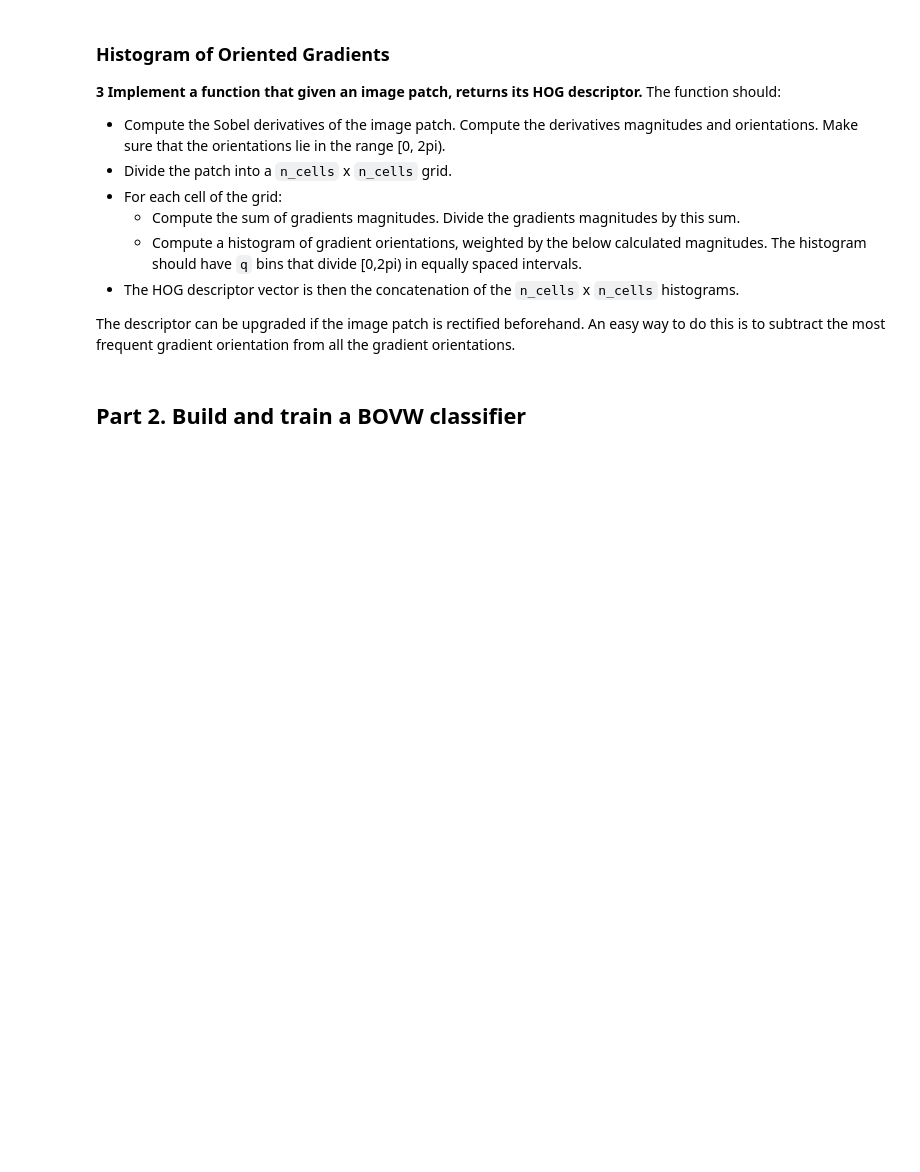
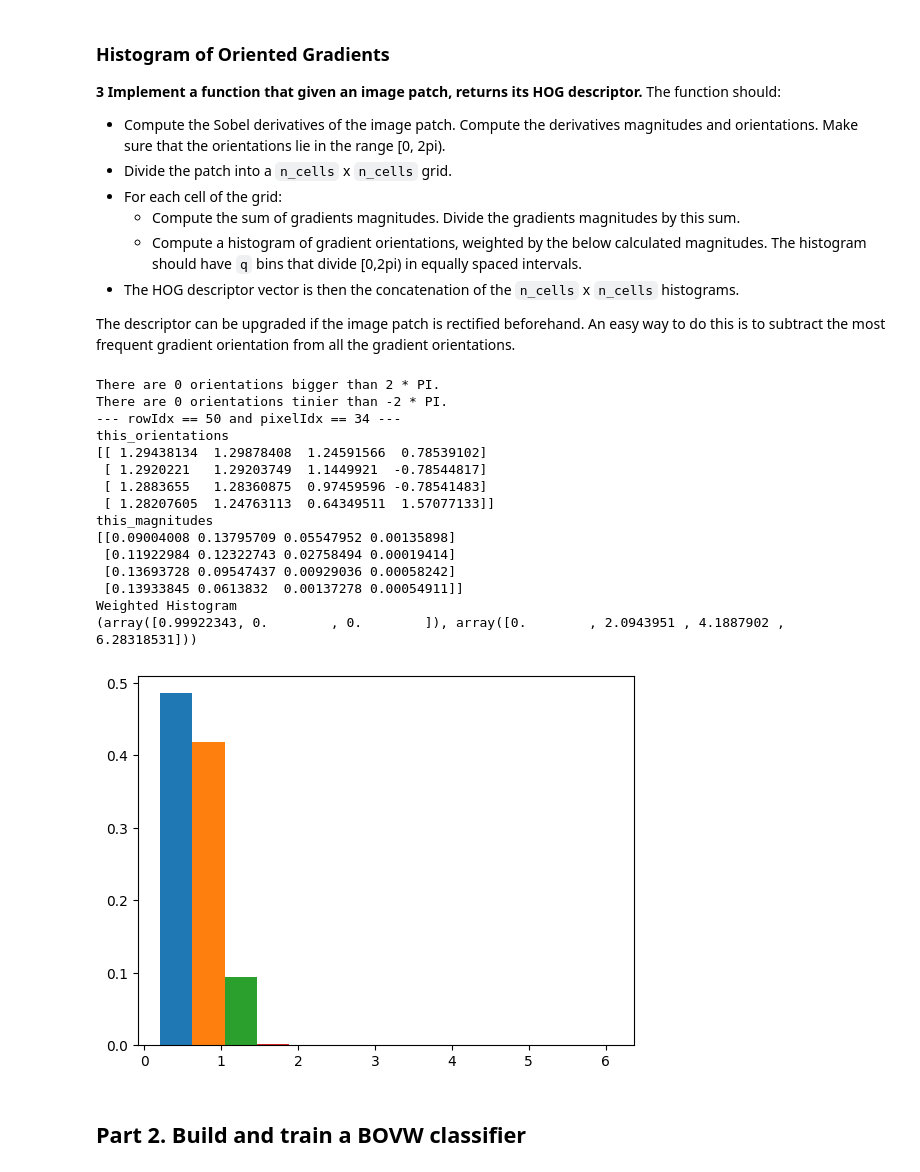
Before and after one commit to Emanuel162/ComputerVision, a Jupyter notebook: assignments/assignment_3/assignment_3.ipynb, the cells around one changed output. Cells and saved outputs as stored; diff of their text form; code cells hidden in the pictures; blank space fills up the shorter version.

```diff
--- a/assignments/assignment_3/assignment_3.ipynb
+++ b/assignments/assignment_3/assignment_3.ipynb
@@ -101,3 +118,61 @@ def compute_hog_descriptor(img_patch, n_cells=4, q=4):
+# %%
+def compute_hog_descriptor(img_patch, n_cells=4, q=4):
+    epsilon = 0.0001
+    grad_x = opencv.Sobel(img_patch, opencv.CV_64F, 1, 0)
+    grad_y = opencv.Sobel(img_patch, opencv.CV_64F, 0, 1)
+
+    orientations = np.arctan(grad_x/(grad_y + epsilon))
+    print(f'There are {np.sum(np.where(orientations > 2 * np.pi)[0])} orientations bigger than 2 * PI.')
+    print(f'There are {np.sum(np.where(orientations < - 2 * np.pi)[0])} orientations tinier than -2 * PI.')
+    magnitudes = np.sqrt(grad_x ** 2 + grad_y ** 2)
+    hog_descriptor = []
+    for rowIdx in range(img_patch.shape[0]//n_cells):
+        for pixelIdx in range(img_patch.shape[1]//n_cells):
+             # Compute sum of gradients magnitudes
+             sum_gradient_magnitudes = np.sum(magnitudes[rowIdx*n_cells-n_cells:rowIdx*n_cells, pixelIdx*n_cells-n_cells:pixelIdx*n_cells])
+             # Divide gradients magnitudes by the sum
+             magnitudes[rowIdx*n_cells-n_cells:rowIdx*n_cells, pixelIdx*n_cells-n_cells:pixelIdx*n_cells] = magnitudes[rowIdx*n_cells-n_cells:rowIdx*n_cells, pixelIdx*n_cells-n_cells:pixelIdx*n_cells] / (sum_gradient_magnitudes + epsilon)
+             intervals = np.linspace(0, 2*np.pi,q)
+             this_orientations = orientations[rowIdx*n_cells-n_cells:rowIdx*n_cells, pixelIdx*n_cells-n_cells:pixelIdx*n_cells]
+             this_magnitudes = magnitudes[rowIdx*n_cells-n_cells:rowIdx*n_cells, pixelIdx*n_cells-n_cells:pixelIdx*n_cells]
+             # Concatenate all histograms of orientations with weighted magnitudes
+             hog_descriptor.append(np.asarray(np.histogram(this_orientations, intervals, weights=this_magnitudes)[0]))
+             # Further information for one specific example
+             if rowIdx == 50 and pixelIdx == 34:
+                 print(f'--- rowIdx == 50 and pixelIdx == 34 ---')
+                 print("this_orientations")
+                 print(this_orientations)
+                 print("this_magnitudes")
+                 print(this_magnitudes)
+                 # because q=4 we always have three output values from the histogram
+                 # my problem is that all output values are always between the first two bin-values (0 and 2.09 (2*PI/3))
+                 # so i always got [1,0,0] as result from my histograms
+                 print("Weighted Histogram")
+                 print(np.histogram(this_orientations, intervals, weights=this_magnitudes))
+                 plt.hist(this_orientations, intervals, weights=this_magnitudes)
+                 plt.show()
+    # plt.imshow(magnitudes, cmap='grey')
+    # plt.show()
+    return np.asarray(hog_descriptor).flatten()
+
+hog_descriptor = compute_hog_descriptor(image)
+# %% [output]
+There are 0 orientations bigger than 2 * PI.
+There are 0 orientations tinier than -2 * PI.
+--- rowIdx == 50 and pixelIdx == 34 ---
+this_orientations
+[[ 1.29438134  1.29878408  1.24591566  0.78539102]
+ [ 1.2920221   1.29203749  1.1449921  -0.78544817]
+ [ 1.2883655   1.28360875  0.97459596 -0.78541483]
+ [ 1.28207605  1.24763113  0.64349511  1.57077133]]
+this_magnitudes
+[[0.09004008 0.13795709 0.05547952 0.00135898]
+ [0.11922984 0.12322743 0.02758494 0.00019414]
+ [0.13693728 0.09547437 0.00929036 0.00058242]
+ [0.13933845 0.0613832  0.00137278 0.00054911]]
+Weighted Histogram
+(array([0.99922343, 0.        , 0.        ]), array([0.        , 2.0943951 , 4.1887902 , 6.28318531]))
+[figure, added]
 # %% [markdown]
 ## Part 2. Build and train a BOVW classifier
 # %% [markdown]
```
Also changed, not shown: parts of 3 cells of this notebook, 1 other file.
